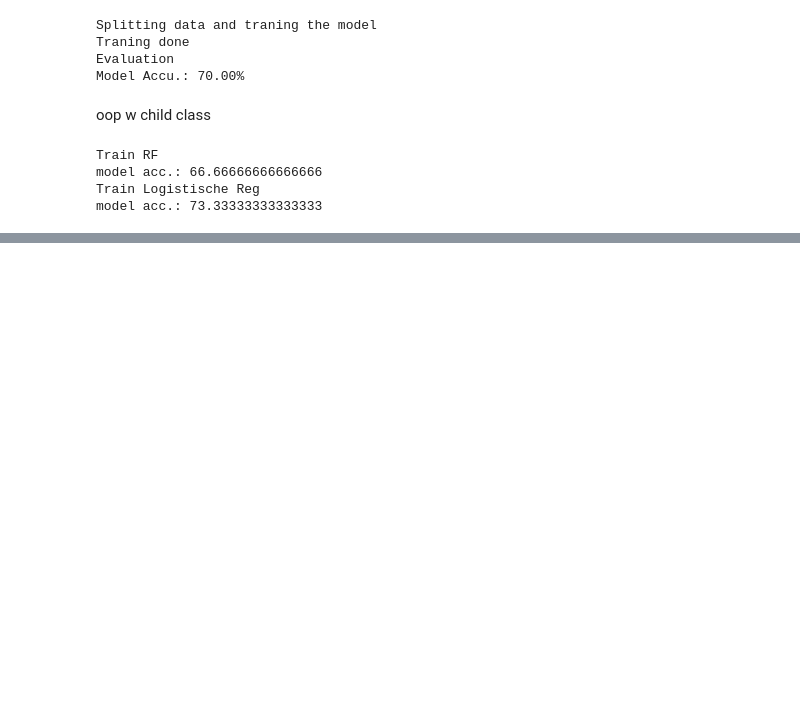
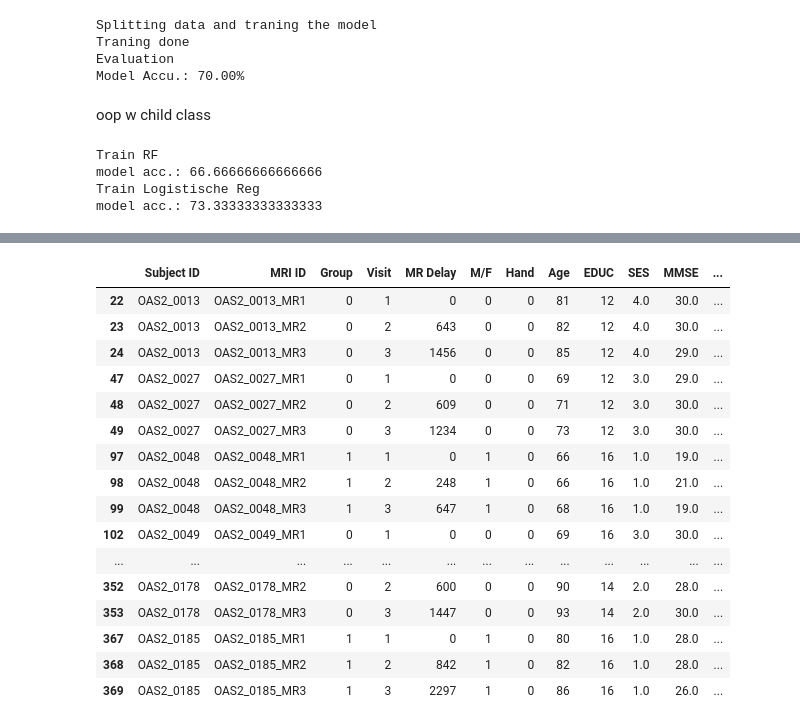
Before and after one commit to ichzann/MRI_and_Alzheimers, a Jupyter notebook: data_prep.ipynb, the cells around one changed output, grey strips where cells are left out. Saved outputs shown, nothing was run; the diff lists cells and outputs as text; code cells hidden in the pictures; blank space fills up the shorter version.

```diff
--- a/data_prep.ipynb
+++ b/data_prep.ipynb
@@ -320,0 +385,13 @@ model acc.: 73.33333333333333
+# %%
+
+ids_1 = patience[patience["Visit"] == 1]["Subject ID"]
+ids_2 = patience[patience["Visit"] == 2]["Subject ID"]
+ids_3 = patience[patience["Visit"] == 3]["Subject ID"]
+
+
+ids_pool_1_2 = set(ids_1).intersection(set(ids_2)).intersection(set(ids_3))
+
+
+patience_1_2 = patience[patience["Subject ID"].isin(ids_pool_1_2)]
+# %%
+patience_1_2 = patience_1_2[patience_1_2["Visit"].isin([1,2,3])]
@@ -320,0 +414,2 @@ model acc.: 73.33333333333333
+# %%
+unique_ids = patience_1_2["Subject ID"].unique()
@@ -320,0 +430,5 @@ model acc.: 73.33333333333333
+# %%
+df_train_id, df_test_id = train_test_split(unique_ids, test_size=0.2, random_state=42)
+
+df_train = patience_1_2[patience_1_2["Subject ID"].isin(df_train_id)]
+df_test = patience_1_2[patience_1_2["Subject ID"].isin(df_test_id)]
@@ -320,0 +451,20 @@ model acc.: 73.33333333333333
+# %%
+df_test
+# %% [output]
+|  | Subject ID | MRI ID | Group | Visit | MR Delay | M/F | Hand | Age | EDUC | SES | MMSE | ... |
+| 22 | OAS2_0013 | OAS2_0013_MR1 | 0 | 1 | 0 | 0 | 0 | 81 | 12 | 4.0 | 30.0 | ... |
+| 23 | OAS2_0013 | OAS2_0013_MR2 | 0 | 2 | 643 | 0 | 0 | 82 | 12 | 4.0 | 30.0 | ... |
+| 24 | OAS2_0013 | OAS2_0013_MR3 | 0 | 3 | 1456 | 0 | 0 | 85 | 12 | 4.0 | 29.0 | ... |
+| 47 | OAS2_0027 | OAS2_0027_MR1 | 0 | 1 | 0 | 0 | 0 | 69 | 12 | 3.0 | 29.0 | ... |
+| 48 | OAS2_0027 | OAS2_0027_MR2 | 0 | 2 | 609 | 0 | 0 | 71 | 12 | 3.0 | 30.0 | ... |
+| 49 | OAS2_0027 | OAS2_0027_MR3 | 0 | 3 | 1234 | 0 | 0 | 73 | 12 | 3.0 | 30.0 | ... |
+| 97 | OAS2_0048 | OAS2_0048_MR1 | 1 | 1 | 0 | 1 | 0 | 66 | 16 | 1.0 | 19.0 | ... |
+| 98 | OAS2_0048 | OAS2_0048_MR2 | 1 | 2 | 248 | 1 | 0 | 66 | 16 | 1.0 | 21.0 | ... |
+| 99 | OAS2_0048 | OAS2_0048_MR3 | 1 | 3 | 647 | 1 | 0 | 68 | 16 | 1.0 | 19.0 | ... |
+| 102 | OAS2_0049 | OAS2_0049_MR1 | 0 | 1 | 0 | 0 | 0 | 69 | 16 | 3.0 | 30.0 | ... |
+| ... | ... | ... | ... | ... | ... | ... | ... | ... | ... | ... | ... | ... |
+| 352 | OAS2_0178 | OAS2_0178_MR2 | 0 | 2 | 600 | 0 | 0 | 90 | 14 | 2.0 | 28.0 | ... |
+| 353 | OAS2_0178 | OAS2_0178_MR3 | 0 | 3 | 1447 | 0 | 0 | 93 | 14 | 2.0 | 30.0 | ... |
+| 367 | OAS2_0185 | OAS2_0185_MR1 | 1 | 1 | 0 | 1 | 0 | 80 | 16 | 1.0 | 28.0 | ... |
+| 368 | OAS2_0185 | OAS2_0185_MR2 | 1 | 2 | 842 | 1 | 0 | 82 | 16 | 1.0 | 28.0 | ... |
+| 369 | OAS2_0185 | OAS2_0185_MR3 | 1 | 3 | 2297 | 1 | 0 | 86 | 16 | 1.0 | 26.0 | ... |
```
Also changed, not shown: parts of 24 cells of this notebook, 1 other file.
